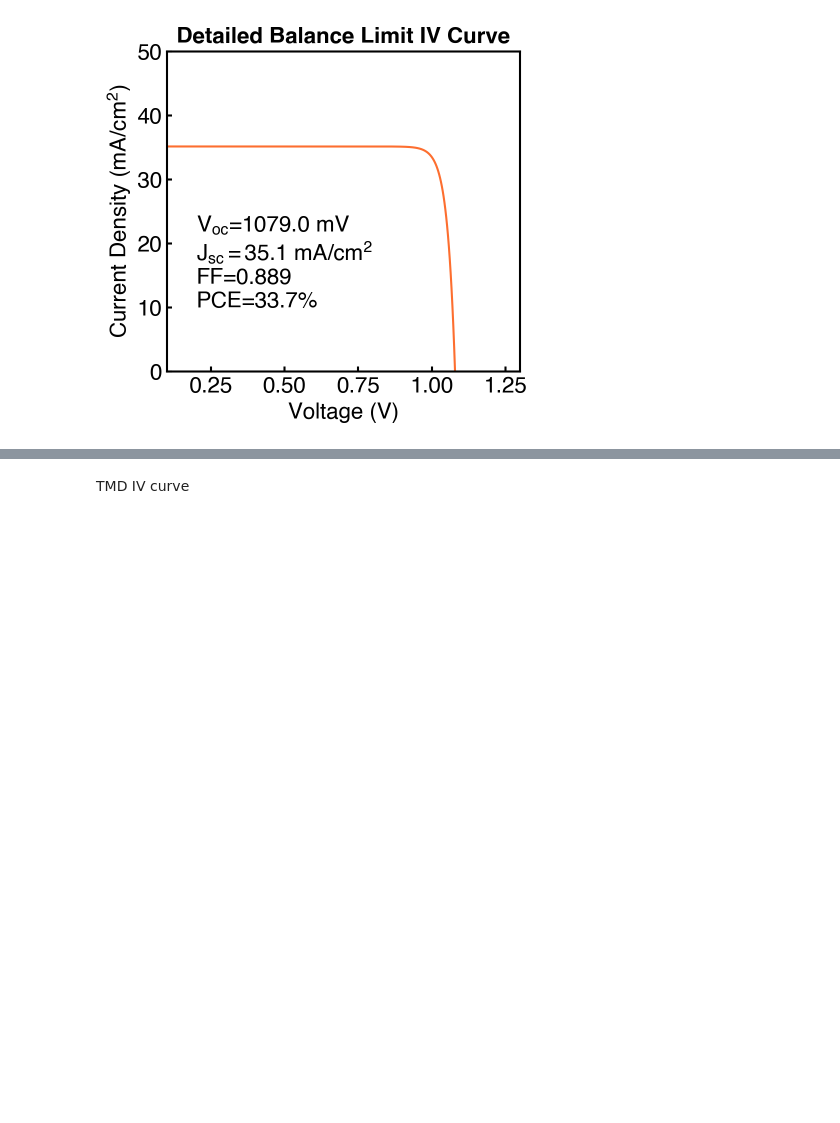
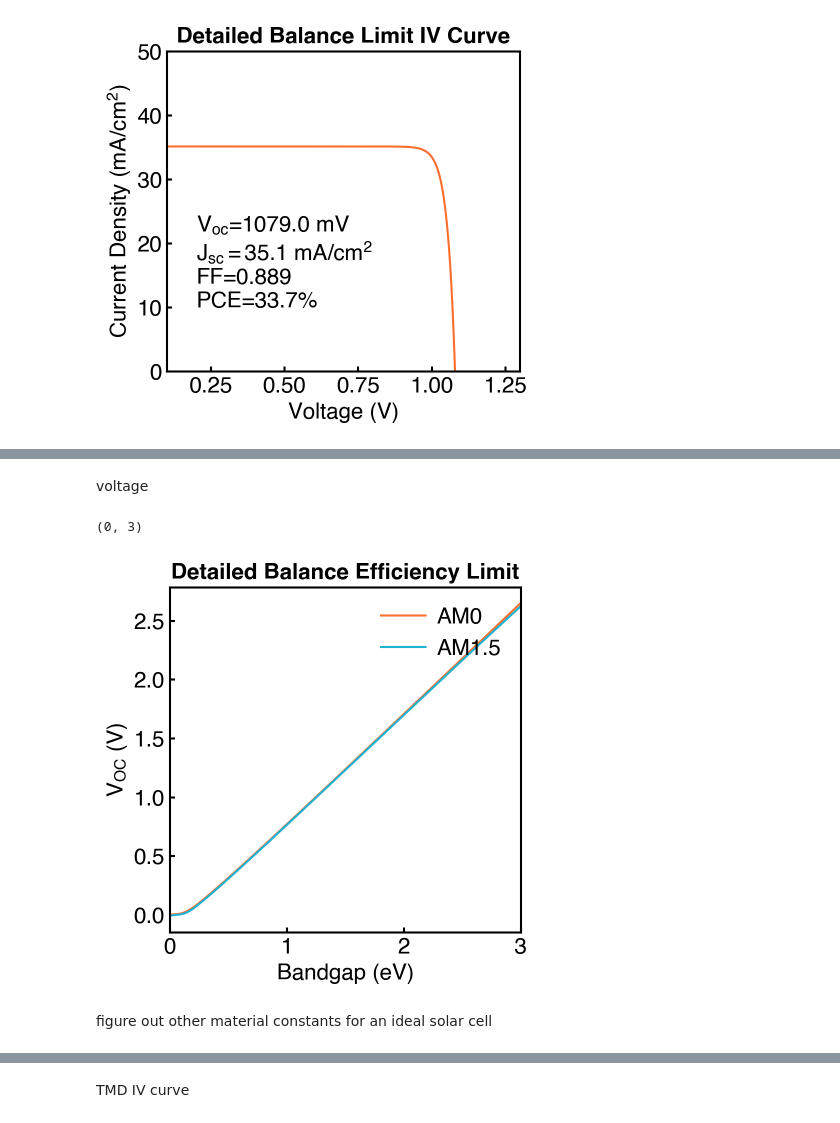
Before and after one commit to corawent/fundamentals, a Jupyter notebook: sqlimit.ipynb, the cells around one changed output, grey strips where cells are left out. Drawn from its saved outputs; the diff is of its cells as text; code cells hidden in the pictures; blank space fills up the shorter version.

```diff
--- a/sqlimit.ipynb
+++ b/sqlimit.ipynb
@@ -169,0 +202,18 @@ fig.savefig('idealIV')
+# %% [markdown]
+voltage
+# %%
+fig,ax=plt.subplots()
+ax.plot(egs,voc_am0,label='AM0')
+ax.plot(egs,voc_am1p5,label='AM1.5')
+ax.set_xlabel("Bandgap (eV)")
+ax.set_ylabel("$V_{OC}$ (V)")
+ax.legend(loc="upper right")
+ax.set_title('Detailed Balance Efficiency Limit')
+ax.set_xlim([0,3])
+#ax.set_ylim([0,100])
+#fig.savefig('sqlimit')
+# %% [output]
+(0, 3)
+[figure, added]
+# %% [markdown]
+figure out other material constants for an ideal solar cell
```
Also changed, not shown: parts of 10 cells of this notebook, 40 other files.
